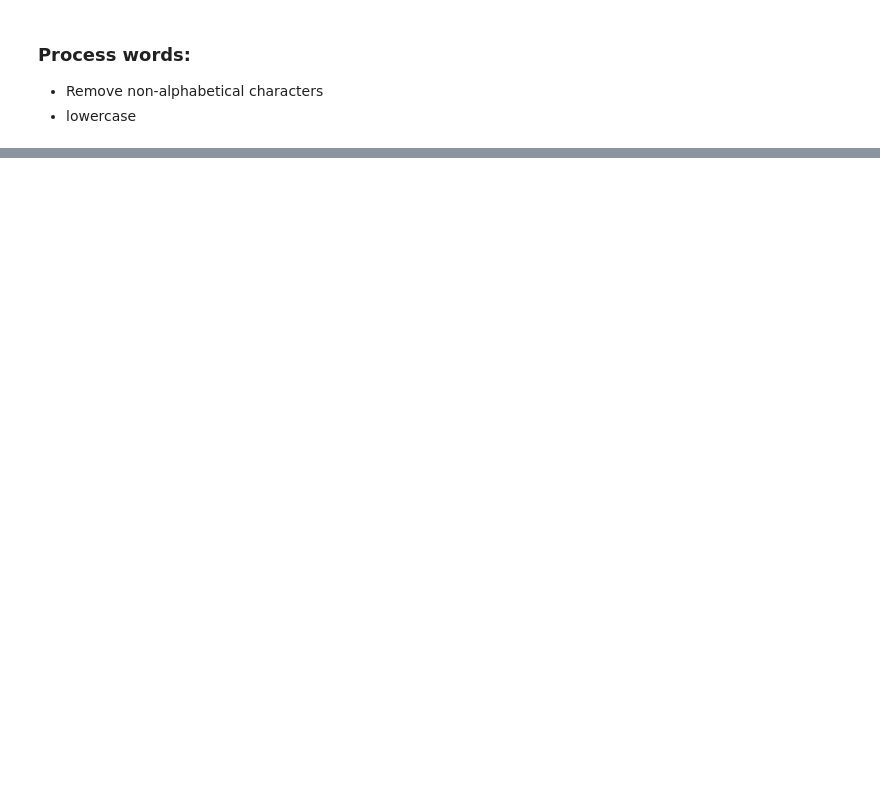
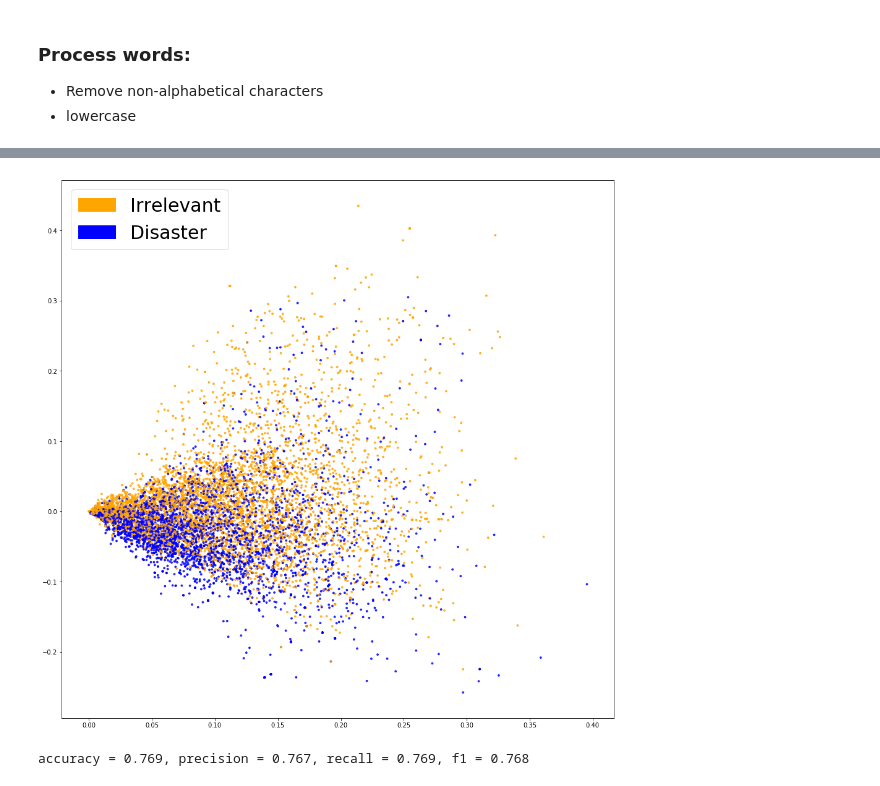
Before and after one commit to TopQuirk67/insightchallenges, a Jupyter notebook: NLP 90 Percent/NLP 90 Percent.ipynb, the cells around one changed output, grey strips where cells are left out. Saved outputs shown, nothing was run; the diff lists cells and outputs as text; code cells hidden in the pictures; blank space fills up the shorter version.

```diff
--- a/NLP 90 Percent/NLP 90 Percent.ipynb
+++ b/NLP 90 Percent/NLP 90 Percent.ipynb
@@ -63,0 +300,8 @@ pd.crosstab(questions.choose_one,questions.class_label)
+# %%
+from sklearn.linear_model import LogisticRegression
+
+clf = LogisticRegression(C=30.0, class_weight='balanced', solver='newton-cg',
+                         multi_class='multinomial', n_jobs=-1, random_state=40)
+clf.fit(X_train_counts, y_train)
+
+y_predicted_counts = clf.predict(X_test_counts)
@@ -63,0 +330,8 @@ pd.crosstab(questions.choose_one,questions.class_label)
+# %%
+def tfidf(data):
+    tfidf_vectorizer = TfidfVectorizer()
+    train = tfidf_vectorizer.fit_transform(data)
+    return train, tfidf_vectorizer
+
+X_train_tfidf, tfidf_vectorizer = tfidf(X_train)
+X_test_tfidf = tfidf_vectorizer.transform(X_test)
@@ -63,0 +363,8 @@ pd.crosstab(questions.choose_one,questions.class_label)
+# %%
+
+
+fig = plt.figure(figsize=(16, 16))
+plot_LSA(X_train_tfidf, y_train)
+plt.show()
+# %% [output]
+[figure, added]
@@ -63,0 +379,6 @@ pd.crosstab(questions.choose_one,questions.class_label)
+# %%
+accuracy_tfidf, precision_tfidf, recall_tfidf, f1_tfidf = get_metrics(y_test, y_predicted_tfidf)
+print("accuracy = %.3f, precision = %.3f, recall = %.3f, f1 = %.3f" % (accuracy_tfidf, precision_tfidf,
+                                                                       recall_tfidf, f1_tfidf))
+# %% [output]
+accuracy = 0.769, precision = 0.767, recall = 0.769, f1 = 0.768
```
Also changed, not shown: parts of 27 cells of this notebook, 5 other files.
